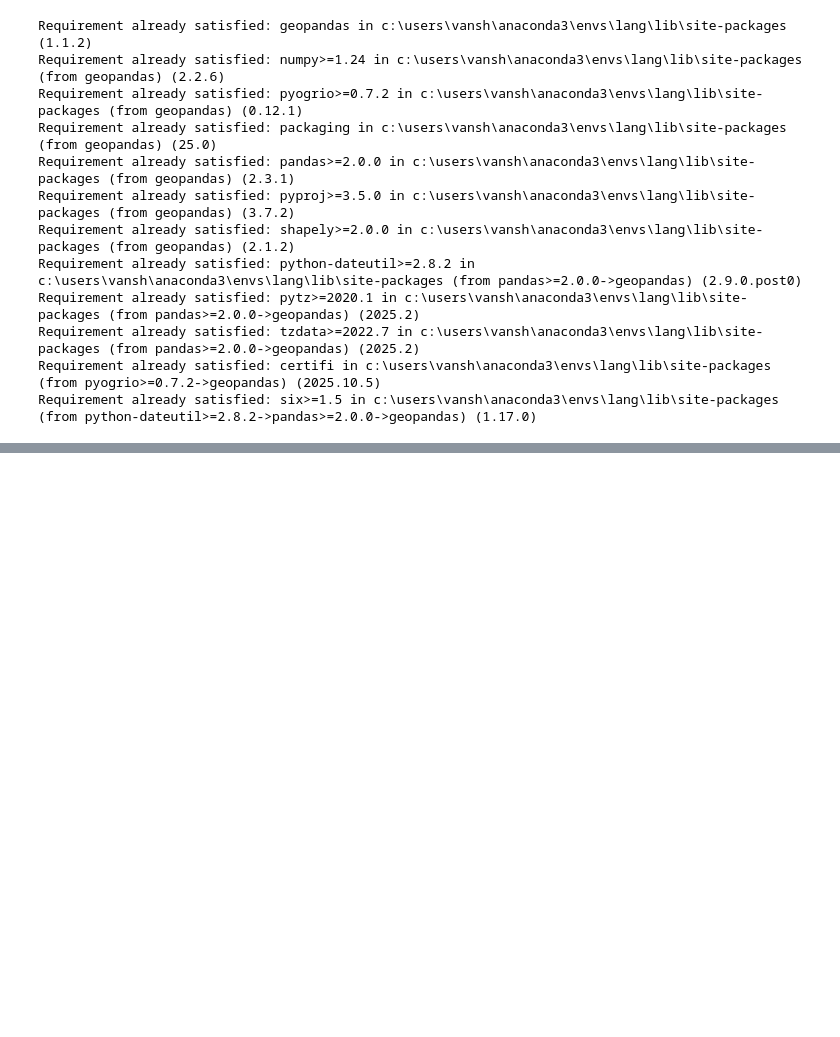
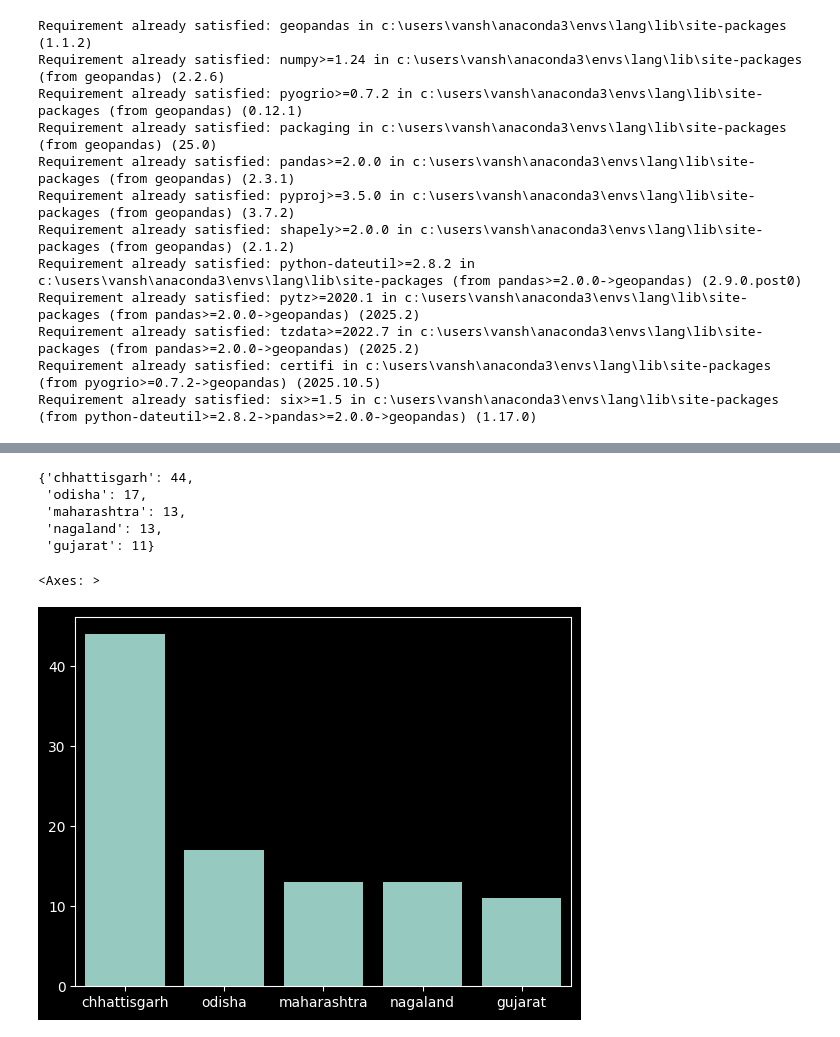
Before and after one commit to VashuTheGreat/Kryptonite-Hackathon-python, a Jupyter notebook: temp.ipynb, the cells around one changed output, grey strips where cells are left out. Saved outputs shown, nothing was run; the diff lists cells and outputs as text; code cells hidden in the pictures; blank space fills up the shorter version.

```diff
--- a/temp.ipynb
+++ b/temp.ipynb
@@ -275,0 +600,5 @@ m
+# %%
+pp=p[p['confidence']=='heigh']
+# %%
+dd=pp.groupby('state')['count'].sum().to_dict()
+dd
@@ -275,0 +625,15 @@ m
+# %%
+dd=dict(sorted(dd.items(),key=lambda x:x[1],reverse=True)[:5])
+# %%
+dd
+# %% [output]
+{'chhattisgarh': 44,
+ 'odisha': 17,
+ 'maharashtra': 13,
+ 'nagaland': 13,
+ 'gujarat': 11}
+# %%
+sns.barplot(dd)
+# %% [output]
+<Axes: >
+[figure, added]
```
Also changed, not shown: parts of 33 cells of this notebook, 2 other files.
